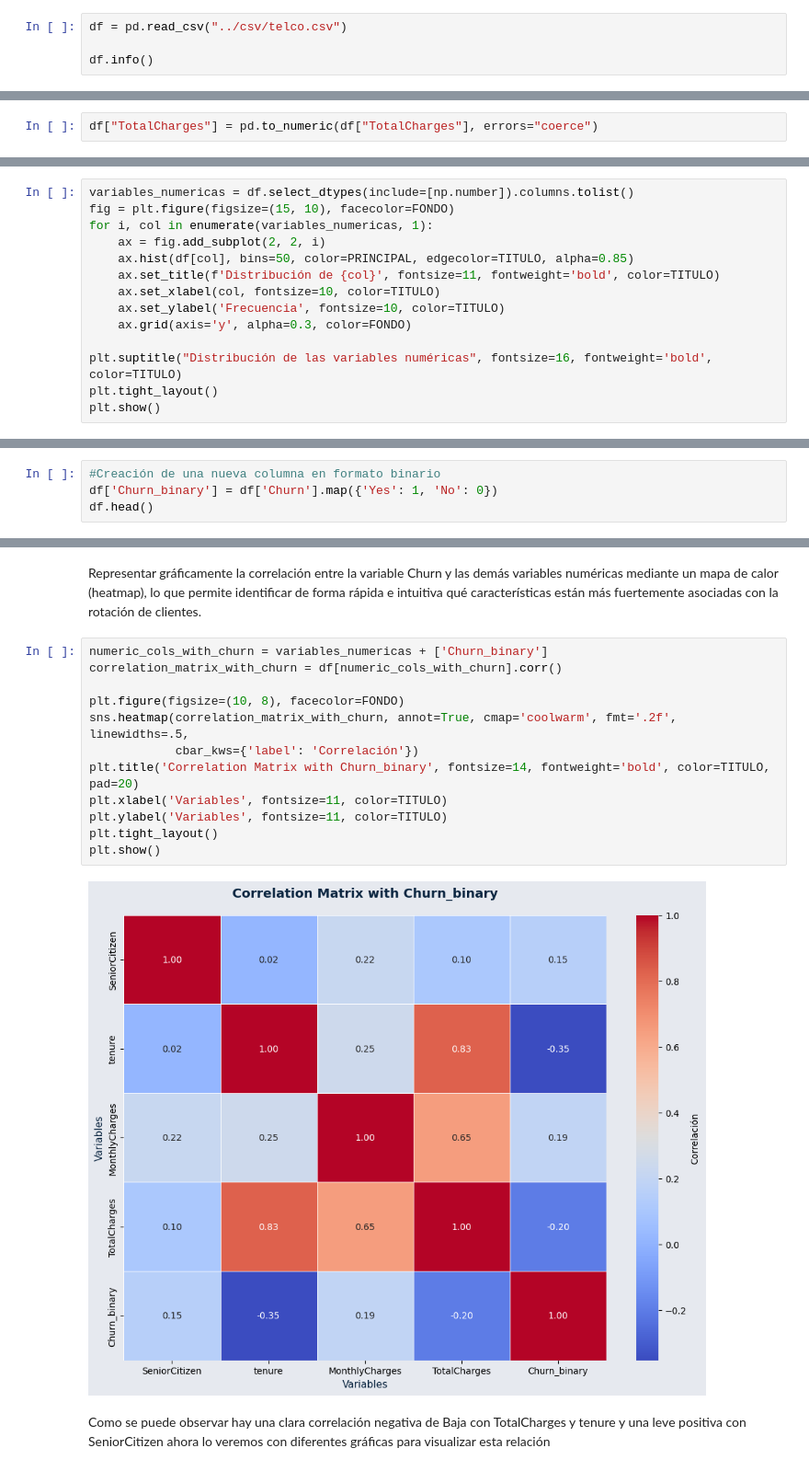
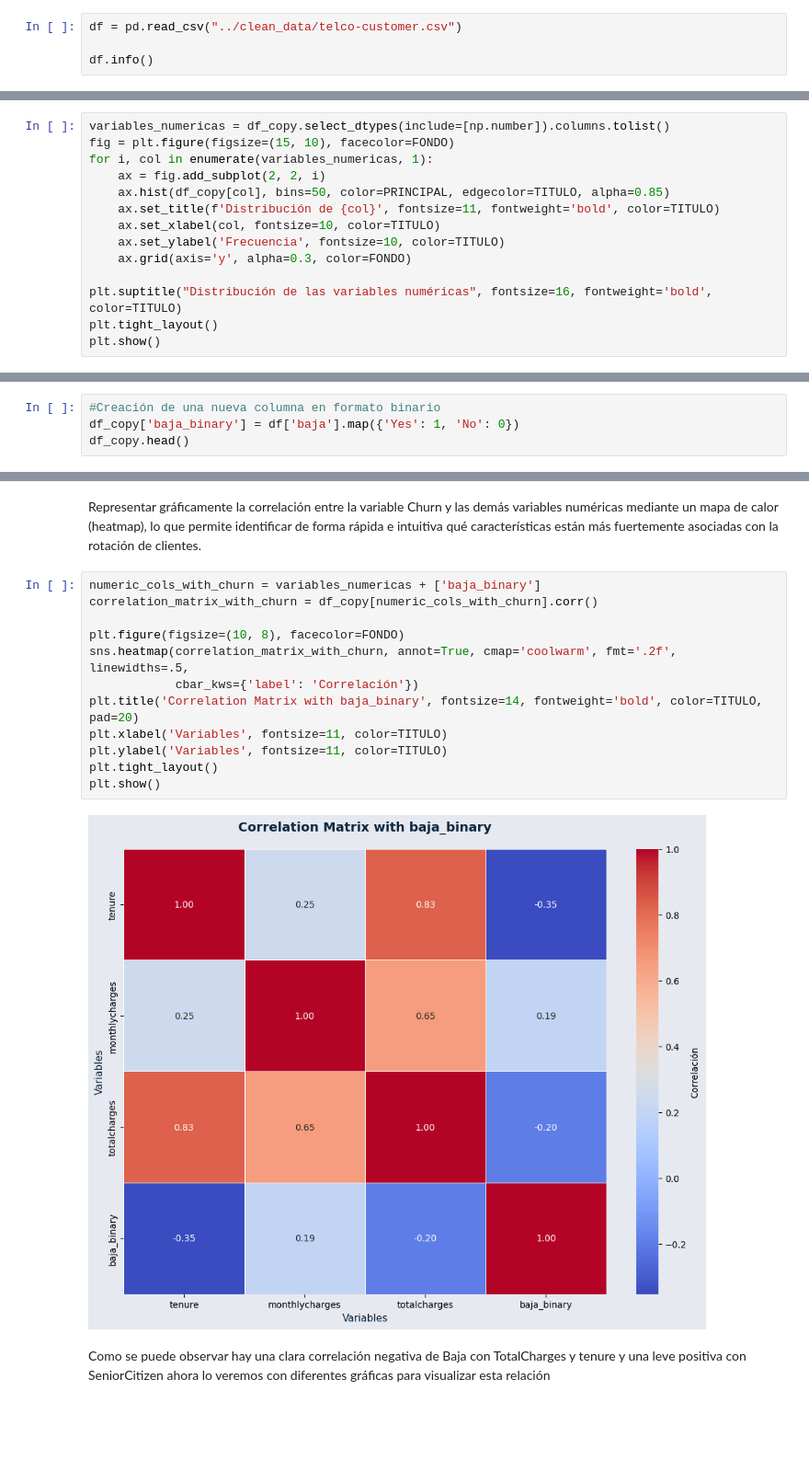
Before and after one commit to paranedagarcia/MLcompleto, a Jupyter notebook: notebooks/EDA.ipynb, the cells around one changed output, grey strips where cells are left out. Shown at 92% size. Drawn from its saved outputs; the diff is of its cells as text; blank space fills up the shorter version.

Commit message:
feature/hu03:#3 Fixed nombre de las columnas en minúsculas y cambio de df a df_copy, cambio de ruta para leer el archivo csv, todo funcionando.

```diff
--- a/notebooks/EDA.ipynb
+++ b/notebooks/EDA.ipynb
@@ -60,7 +60,7 @@ print("✅ Paleta Telecom Moderna cargada!")
 # %% [markdown]
 #### 2. Carga de datos
 # %%
-df = pd.read_csv("../csv/telco.csv")
+df = pd.read_csv("../clean_data/telco-customer.csv")
 
 df.info()
 # %% [output]
@@ -111,15 +109,13 @@ Voy a cambiar el tipo de dato que no será necesario tras la limpieza a la colum
-# %%
-df["TotalCharges"] = pd.to_numeric(df["TotalCharges"], errors="coerce")
 # %% [markdown]
 #### 3. Análisis Univariado
 # %% [markdown]
 ##### 3.1 Análisis de las variables numéricas
 # %%
-variables_numericas = df.select_dtypes(include=[np.number]).columns.tolist()
+variables_numericas = df_copy.select_dtypes(include=[np.number]).columns.tolist()
 fig = plt.figure(figsize=(15, 10), facecolor=FONDO)
 for i, col in enumerate(variables_numericas, 1):
     ax = fig.add_subplot(2, 2, i)
-    ax.hist(df[col], bins=50, color=PRINCIPAL, edgecolor=TITULO, alpha=0.85)
+    ax.hist(df_copy[col], bins=50, color=PRINCIPAL, edgecolor=TITULO, alpha=0.85)
     ax.set_title(f'Distribución de {col}', fontsize=11, fontweight='bold', color=TITULO)
     ax.set_xlabel(col, fontsize=10, color=TITULO)
     ax.set_ylabel('Frecuencia', fontsize=10, color=TITULO)
@@ -179,6 +175,6 @@ Convertir Churn a formato numérico y comparación con las variables numéricas
 Transformar la variable categórica 'Churn' en un formato numérico binario (por ejemplo, 'Yes' a 1 y 'No' a 0) para facilitar el análisis cuantitativo y el cálculo de correlaciones con otras variables numéricas.
 # %%
 #Creación de una nueva columna en formato binario
-df['Churn_binary'] = df['Churn'].map({'Yes': 1, 'No': 0})
-df.head()
+df_copy['baja_binary'] = df['baja'].map({'Yes': 1, 'No': 0})
+df_copy.head()
 # %% [output]
@@ -225,19 +222,19 @@ Visualizar la correlación con Churn usando un mapa de calor
 # %% [markdown]
 Representar gráficamente la correlación entre la variable Churn y las demás variables numéricas mediante un mapa de calor (heatmap), lo que permite identificar de forma rápida e intuitiva qué características están más fuertemente asociadas con la rotación de clientes.
 # %%
-numeric_cols_with_churn = variables_numericas + ['Churn_binary']
-correlation_matrix_with_churn = df[numeric_cols_with_churn].corr()
+numeric_cols_with_churn = variables_numericas + ['baja_binary']
+correlation_matrix_with_churn = df_copy[numeric_cols_with_churn].corr()
 
 plt.figure(figsize=(10, 8), facecolor=FONDO)
 sns.heatmap(correlation_matrix_with_churn, annot=True, cmap='coolwarm', fmt='.2f', linewidths=.5,
             cbar_kws={'label': 'Correlación'})
-plt.title('Correlation Matrix with Churn_binary', fontsize=14, fontweight='bold', color=TITULO, pad=20)
+plt.title('Correlation Matrix with baja_binary', fontsize=14, fontweight='bold', color=TITULO, pad=20)
 plt.xlabel('Variables', fontsize=11, color=TITULO)
 plt.ylabel('Variables', fontsize=11, color=TITULO)
 plt.tight_layout()
 plt.show()
 # %% [output]
-[figure, old version]
+[figure, new version]
 # %% [markdown]
 Como se puede observar hay una clara correlación negativa de Baja con TotalCharges y tenure y una leve positiva con SeniorCitizen ahora lo veremos con diferentes gráficas para visualizar esta relación
 # %% [markdown]
```
Also changed, not shown: parts of 25 cells of this notebook.
